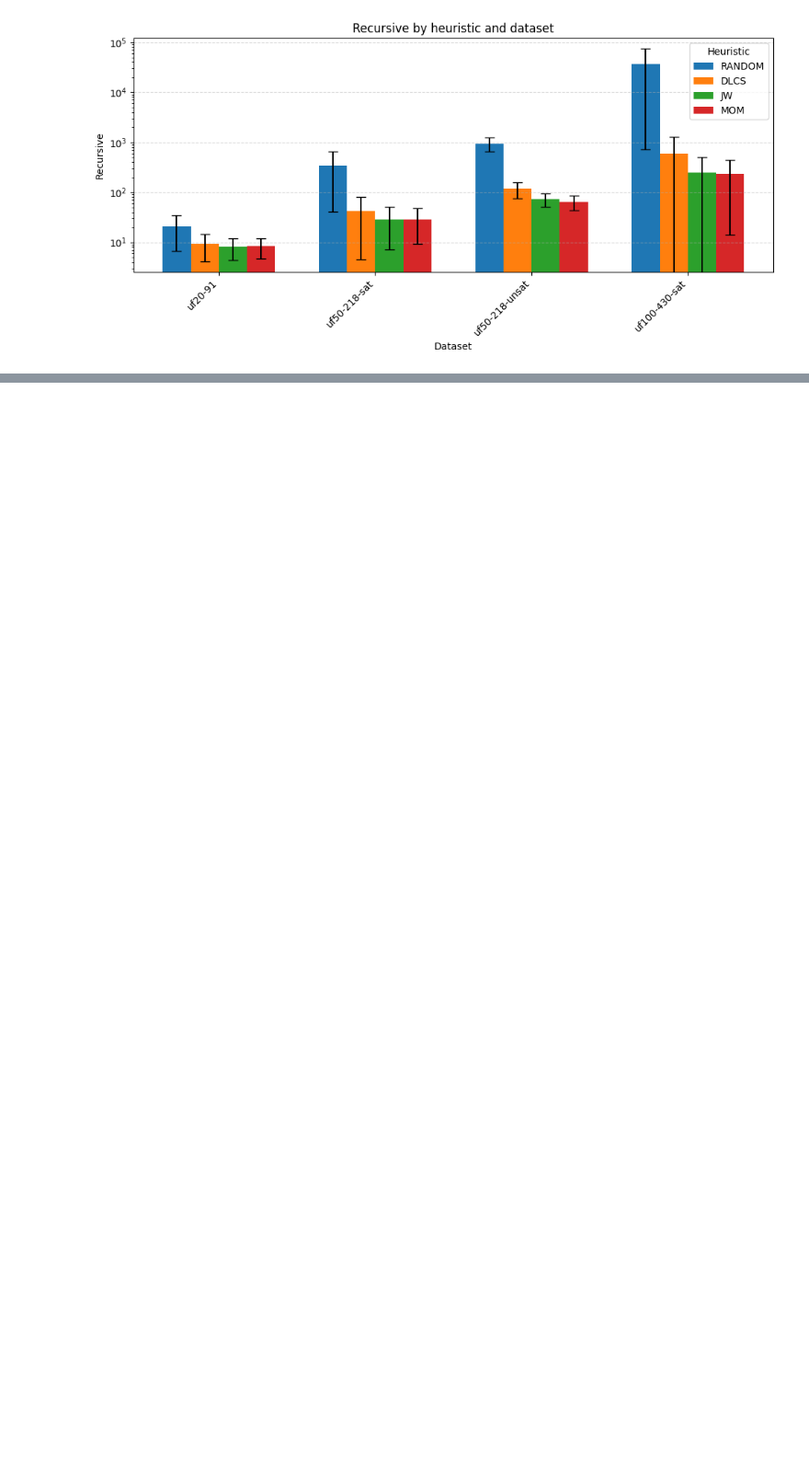
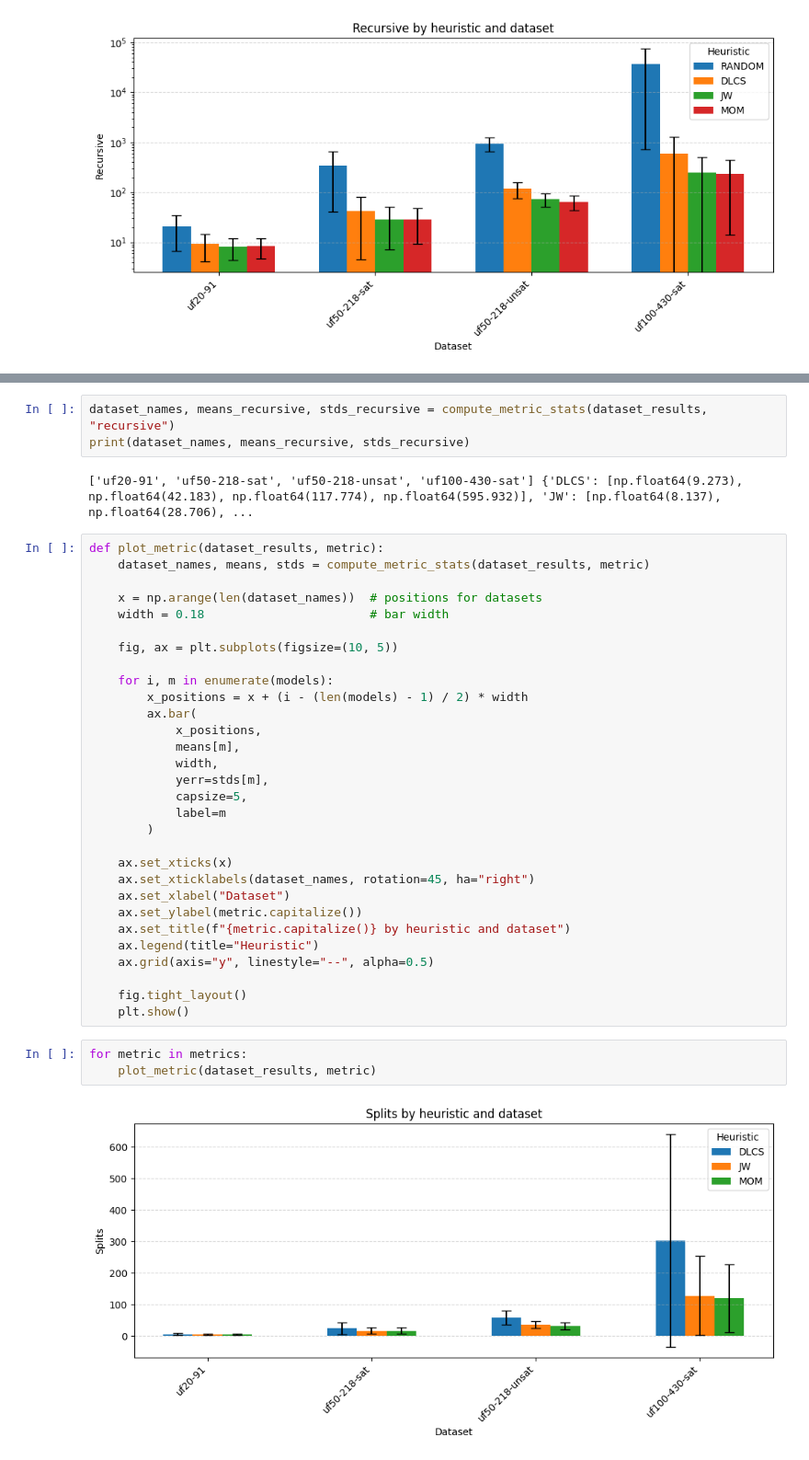
Before and after one commit to FieBergli/SAT_assignment3, a Jupyter notebook: ella_test/plotting.ipynb, the cells around one changed output, grey strips where cells are left out. Shown: that part at 92% size. Saved outputs shown, nothing was run; the diff lists cells and outputs as text; blank space fills up the shorter version.

Commit message:
plots 2

```diff
--- a/ella_test/plotting.ipynb
+++ b/ella_test/plotting.ipynb
@@ -145,0 +206,40 @@ for metric in metrics:
+# %%
+dataset_names, means_recursive, stds_recursive = compute_metric_stats(dataset_results, "recursive")
+print(dataset_names, means_recursive, stds_recursive)
+# %% [output]
+['uf20-91', 'uf50-218-sat', 'uf50-218-unsat', 'uf100-430-sat'] {'DLCS': [np.float64(9.273), np.float64(42.183), np.float64(117.774), np.float64(595.932)], 'JW': [np.float64(8.137), np.float64(28.706), ...
+# %%
+def plot_metric(dataset_results, metric):
+    dataset_names, means, stds = compute_metric_stats(dataset_results, metric)
+
+    x = np.arange(len(dataset_names))  # positions for datasets
+    width = 0.18                       # bar width
+
+    fig, ax = plt.subplots(figsize=(10, 5))
+
+    for i, m in enumerate(models):
+        x_positions = x + (i - (len(models) - 1) / 2) * width
+        ax.bar(
+            x_positions,
+            means[m],
+            width,
+            yerr=stds[m],
+            capsize=5,
+            label=m
+        )
+
+    ax.set_xticks(x)
+    ax.set_xticklabels(dataset_names, rotation=45, ha="right")
+    ax.set_xlabel("Dataset")
+    ax.set_ylabel(metric.capitalize())
+    ax.set_title(f"{metric.capitalize()} by heuristic and dataset")
+    ax.legend(title="Heuristic")
+    ax.grid(axis="y", linestyle="--", alpha=0.5)
+
+    fig.tight_layout()
+    plt.show()
+# %%
+for metric in metrics:
+    plot_metric(dataset_results, metric)
+# %% [output]
+[figure, added]
```
Also changed, not shown: parts of 8 cells of this notebook.
